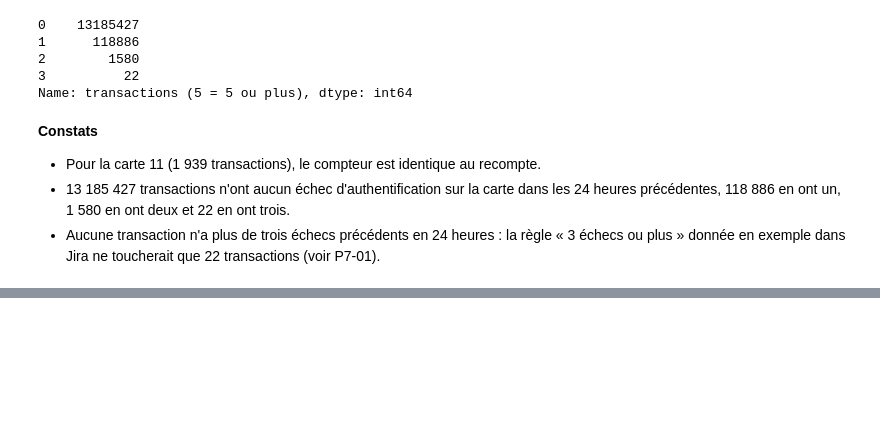
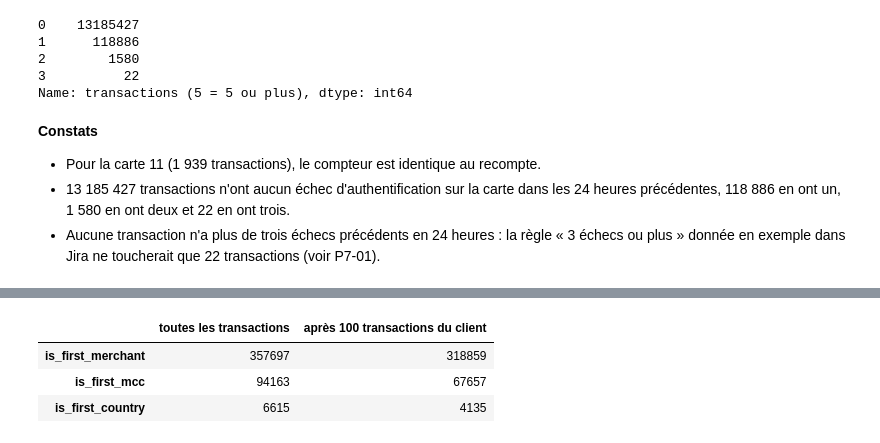
Before and after one commit to gorfanalyst-hue/projet5-fraude-bancaire, a Jupyter notebook: notebooks/04_table_analyse.ipynb, the cells around one changed output, grey strips where cells are left out. Drawn from its saved outputs; the diff is of its cells as text; code cells hidden in the pictures; blank space fills up the shorter version.

```diff
--- a/notebooks/04_table_analyse.ipynb
+++ b/notebooks/04_table_analyse.ipynb
@@ -321,0 +351,11 @@ Name: transactions (5 = 5 ou plus), dtype: int64
+# %%
+premieres = ["is_first_merchant", "is_first_mcc", "is_first_country"]
+pd.DataFrame({
+    "toutes les transactions": df[premieres].sum(),
+    "après 100 transactions du client": df.loc[df["client_tx_rank"] >= 100, premieres].sum(),
+})
+# %% [output]
+|  | toutes les transactions | après 100 transactions du client |
+| is_first_merchant | 357697 | 318859 |
+| is_first_mcc | 94163 | 67657 |
+| is_first_country | 6615 | 4135 |
```
Also changed, not shown: parts of 3 cells of this notebook, 1 other file.
